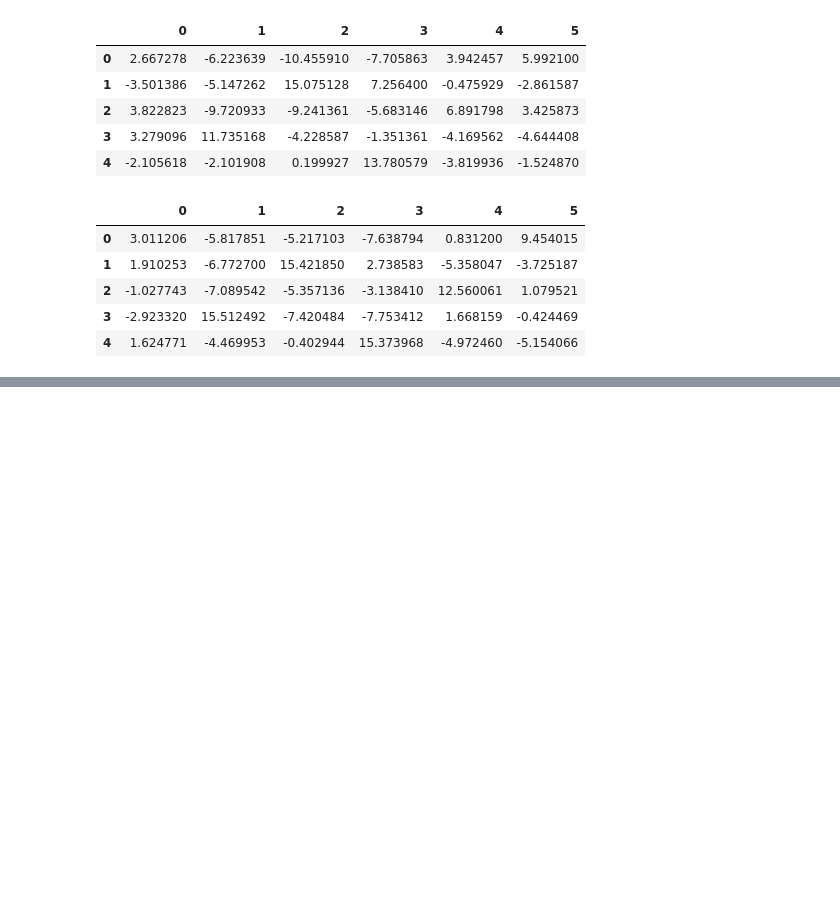
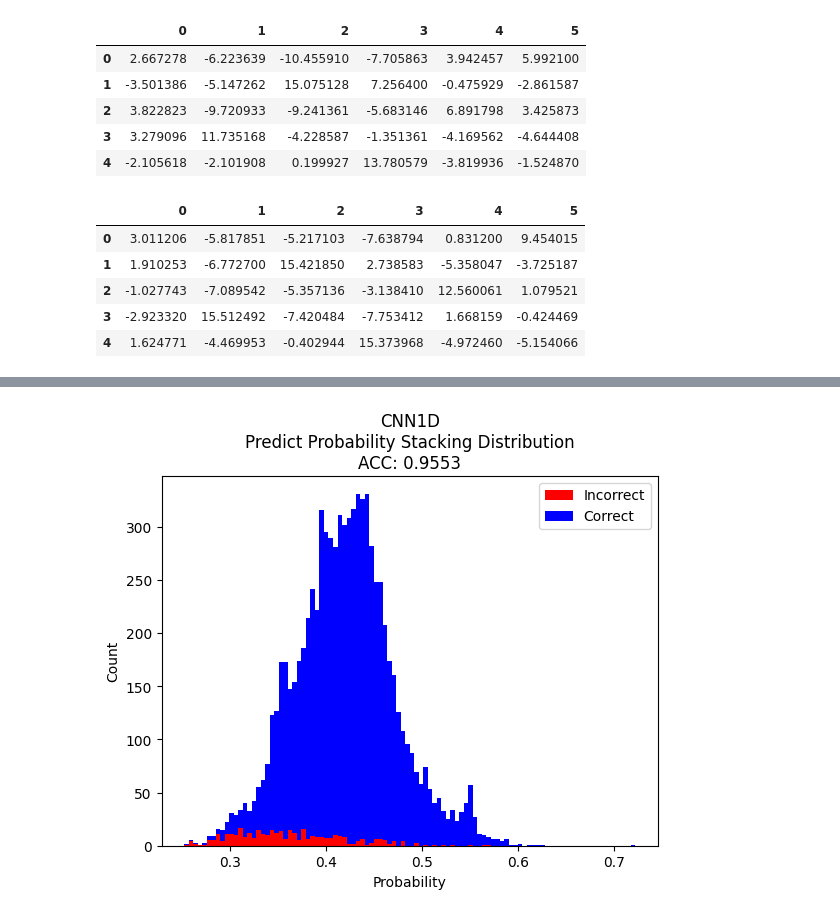
Before and after one commit to rakawanegan/humanactivityrecognition_portfolio, a Jupyter notebook: result/error_bar/analysis.ipynb, the cells around one changed output, grey strips where cells are left out. Saved outputs shown, nothing was run; the diff lists cells and outputs as text; code cells hidden in the pictures; blank space fills up the shorter version.

```diff
--- a/result/error_bar/analysis.ipynb
+++ b/result/error_bar/analysis.ipynb
@@ -103,0 +132,4 @@ show_distribution(vit_df, 'ViT')
+# %%
+show_stackdistribution(cnn1d_df, 'CNN1D')
+# %% [output]
+[figure, added]
```
Also changed, not shown: parts of 10 cells of this notebook.
